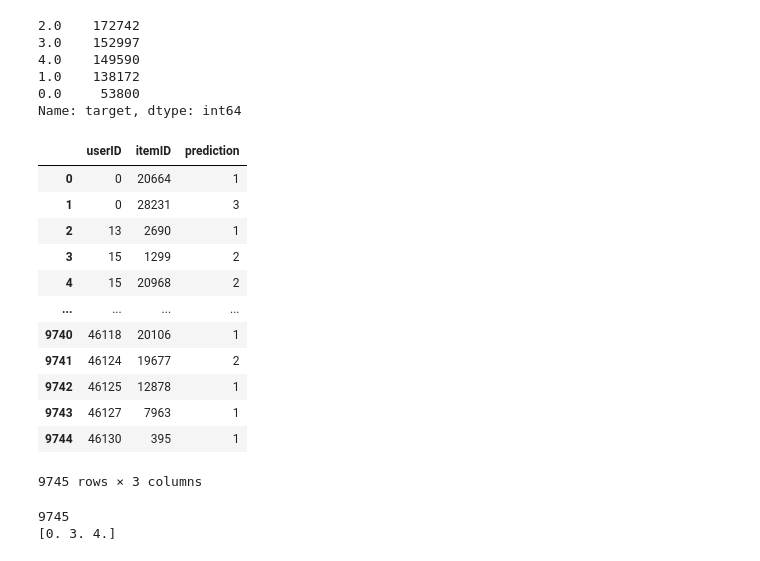
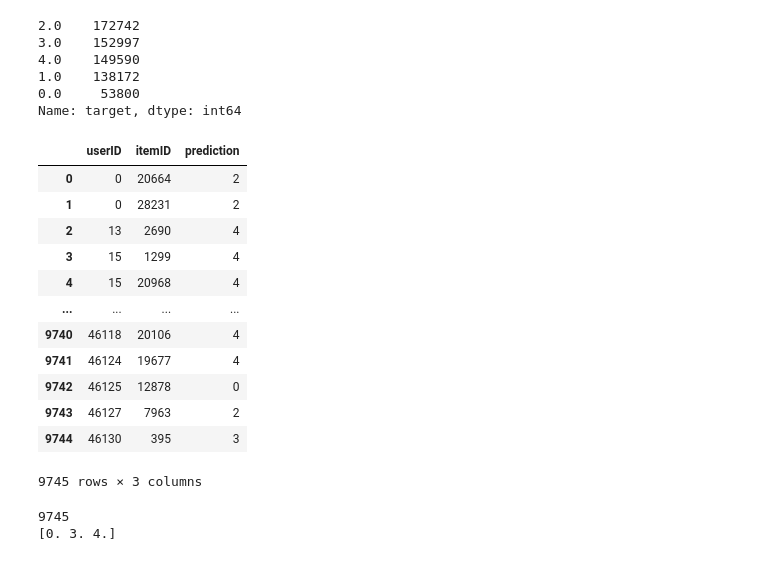
Before and after one commit to aldietri/Data-Mining-Cup-2022, a Jupyter notebook: EDA/Alex/First Labeling.ipynb, the cells around one changed output. Saved outputs shown, nothing was run; the diff lists cells and outputs as text; code cells hidden in the pictures.

```diff
--- a/EDA/Alex/First Labeling.ipynb
+++ b/EDA/Alex/First Labeling.ipynb
@@ -170,21 +150,21 @@ order_by_week_per_month["target"].value_counts()
 0.0     53800
 Name: target, dtype: int64
 # %%
-submission_dec = pd.read_csv("../Data/submission_dec_with_labels.csv")
+submission_dec = pd.read_csv("../../Data/test_dec.csv", sep="|")
 submission_dec
 # %% [output]
 |  | userID | itemID | prediction |
-| 0 | 0 | 20664 | 1 |
-| 1 | 0 | 28231 | 3 |
-| 2 | 13 | 2690 | 1 |
-| 3 | 15 | 1299 | 2 |
-| 4 | 15 | 20968 | 2 |
+| 0 | 0 | 20664 | 2 |
+| 1 | 0 | 28231 | 2 |
+| 2 | 13 | 2690 | 4 |
+| 3 | 15 | 1299 | 4 |
+| 4 | 15 | 20968 | 4 |
 | ... | ... | ... | ... |
-| 9740 | 46118 | 20106 | 1 |
-| 9741 | 46124 | 19677 | 2 |
-| 9742 | 46125 | 12878 | 1 |
-| 9743 | 46127 | 7963 | 1 |
-| 9744 | 46130 | 395 | 1 |
+| 9740 | 46118 | 20106 | 4 |
+| 9741 | 46124 | 19677 | 4 |
+| 9742 | 46125 | 12878 | 0 |
+| 9743 | 46127 | 7963 | 2 |
+| 9744 | 46130 | 395 | 3 |
 9745 rows × 3 columns
 # %%
 from imblearn.over_sampling import RandomOverSampler
```
Also changed, not shown: parts of 6 cells of this notebook, 5 other files.
